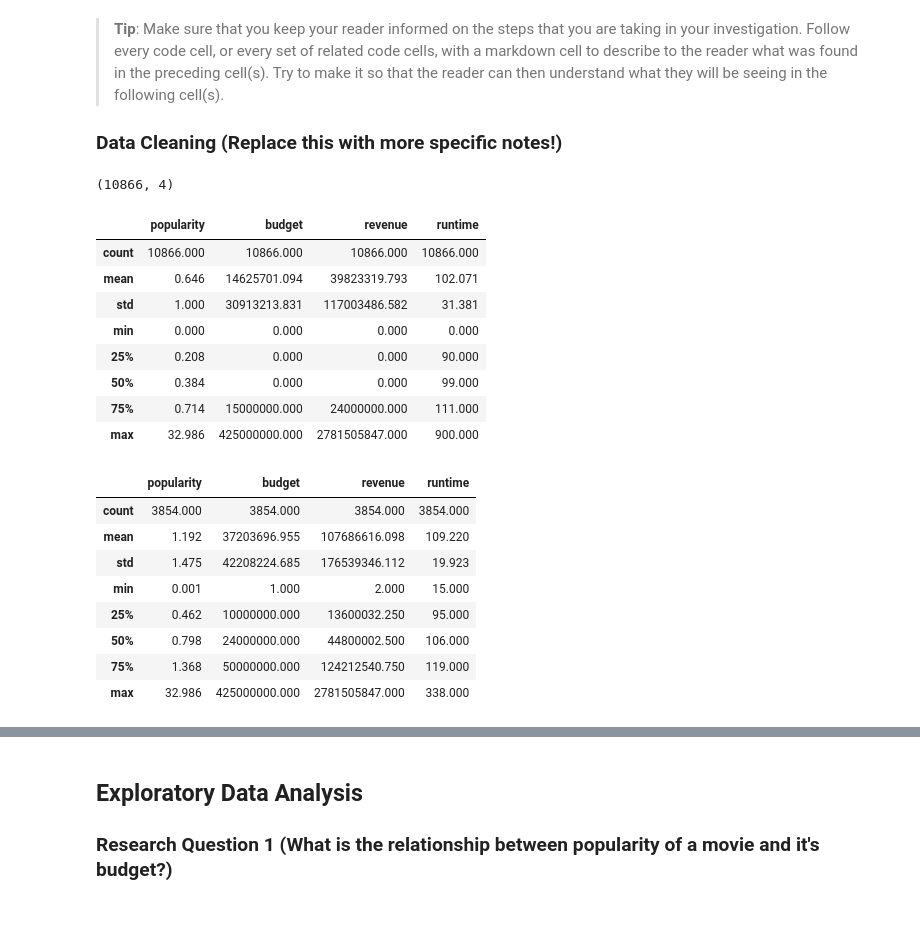
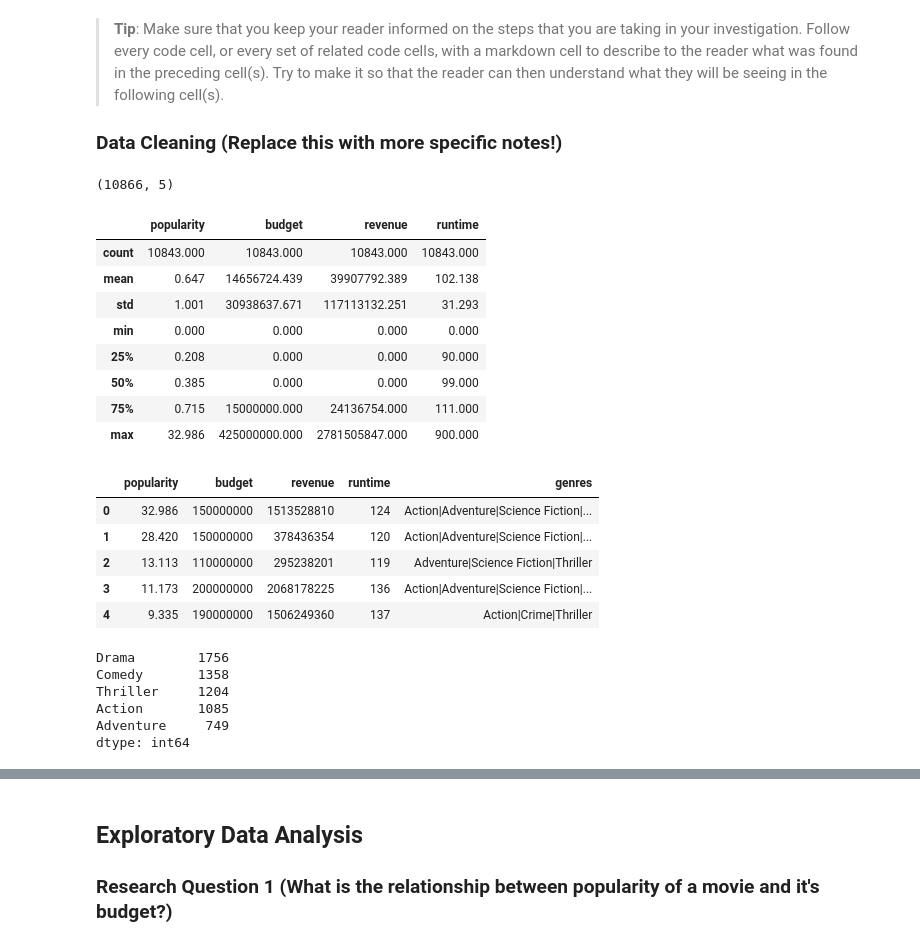
Before and after one commit to borealis92/coding, a Jupyter notebook: data-analyst-nano/project2/investigate-a-dataset-template.ipynb/investigate-a-dataset-template.ipynb, the cells around one changed output, grey strips where cells are left out. Saved outputs shown, nothing was run; the diff lists cells and outputs as text; code cells hidden in the pictures; blank space fills up the shorter version.

Commit message:
Worked on data investigation a bit more

```diff
--- a/data-analyst-nano/project2/investigate-a-dataset-template.ipynb/investigate-a-dataset-template.ipynb
+++ b/data-analyst-nano/project2/investigate-a-dataset-template.ipynb/investigate-a-dataset-template.ipynb
@@ -67,12 +67,12 @@ data.describe() #returns statistics about the numerical columns
 ### Data Cleaning (Replace this with more specific notes!)
 # %%
 # Putting all of the columns that will be used in a new data set
-movie_data = data[['popularity', 'budget', 'revenue','runtime']]
+movie_data = data[['popularity', 'budget', 'revenue','runtime','genres']]
 # %%
 #checks the new data set
 movie_data.shape
 # %% [output]
-(10866, 4)
+(10866, 5)
 # %%
 #takes the rows with NAN out
 clean_mdata = movie_data.dropna()
@@ -81,13 +81,13 @@ clean_mdata = movie_data.dropna()
 clean_mdata.describe()
 # %% [output]
 |  | popularity | budget | revenue | runtime |
-| count | 10866.000 | 10866.000 | 10866.000 | 10866.000 |
-| mean | 0.646 | 14625701.094 | 39823319.793 | 102.071 |
-| std | 1.000 | 30913213.831 | 117003486.582 | 31.381 |
+| count | 10843.000 | 10843.000 | 10843.000 | 10843.000 |
+| mean | 0.647 | 14656724.439 | 39907792.389 | 102.138 |
+| std | 1.001 | 30938637.671 | 117113132.251 | 31.293 |
 | min | 0.000 | 0.000 | 0.000 | 0.000 |
 | 25% | 0.208 | 0.000 | 0.000 | 90.000 |
-| 50% | 0.384 | 0.000 | 0.000 | 99.000 |
-| 75% | 0.714 | 15000000.000 | 24000000.000 | 111.000 |
+| 50% | 0.385 | 0.000 | 0.000 | 99.000 |
+| 75% | 0.715 | 15000000.000 | 24136754.000 | 111.000 |
 | max | 32.986 | 425000000.000 | 2781505847.000 | 900.000 |
 # %%
 # drop if there are duplicates, just in case
@@ -96,14 +96,11 @@ clean_mdata = clean_mdata.drop_duplicates()
 clean_mdata = clean_mdata[(clean_mdata != 0).all(1)]
 # %%
 #take another peak
-clean_mdata.describe()
+clean_mdata.head()
 # %% [output]
-|  | popularity | budget | revenue | runtime |
-| count | 3854.000 | 3854.000 | 3854.000 | 3854.000 |
-| mean | 1.192 | 37203696.955 | 107686616.098 | 109.220 |
-| std | 1.475 | 42208224.685 | 176539346.112 | 19.923 |
-| min | 0.001 | 1.000 | 2.000 | 15.000 |
-| 25% | 0.462 | 10000000.000 | 13600032.250 | 95.000 |
-| 50% | 0.798 | 24000000.000 | 44800002.500 | 106.000 |
-| 75% | 1.368 | 50000000.000 | 124212540.750 | 119.000 |
-| max | 32.986 | 425000000.000 | 2781505847.000 | 338.000 |
+|  | popularity | budget | revenue | runtime | genres |
+| 0 | 32.986 | 150000000 | 1513528810 | 124 | Action|Adventure|Science Fiction|... |
+| 1 | 28.420 | 150000000 | 378436354 | 120 | Action|Adventure|Science Fiction|... |
+| 2 | 13.113 | 110000000 | 295238201 | 119 | Adventure|Science Fiction|Thriller |
+| 3 | 11.173 | 200000000 | 2068178225 | 136 | Action|Adventure|Science Fiction|... |
+| 4 | 9.335 | 190000000 | 1506249360 | 137 | Action|Crime|Thriller |
@@ -109,0 +120,12 @@ clean_mdata.describe()
+# %%
+#variable to store the retured value
+count = data('genres')
+#printing top 5 values
+count.head()
+# %% [output]
+Drama        1756
+Comedy       1358
+Thriller     1204
+Action       1085
+Adventure     749
+dtype: int64
```
Also changed, not shown: parts of 11 cells of this notebook.
